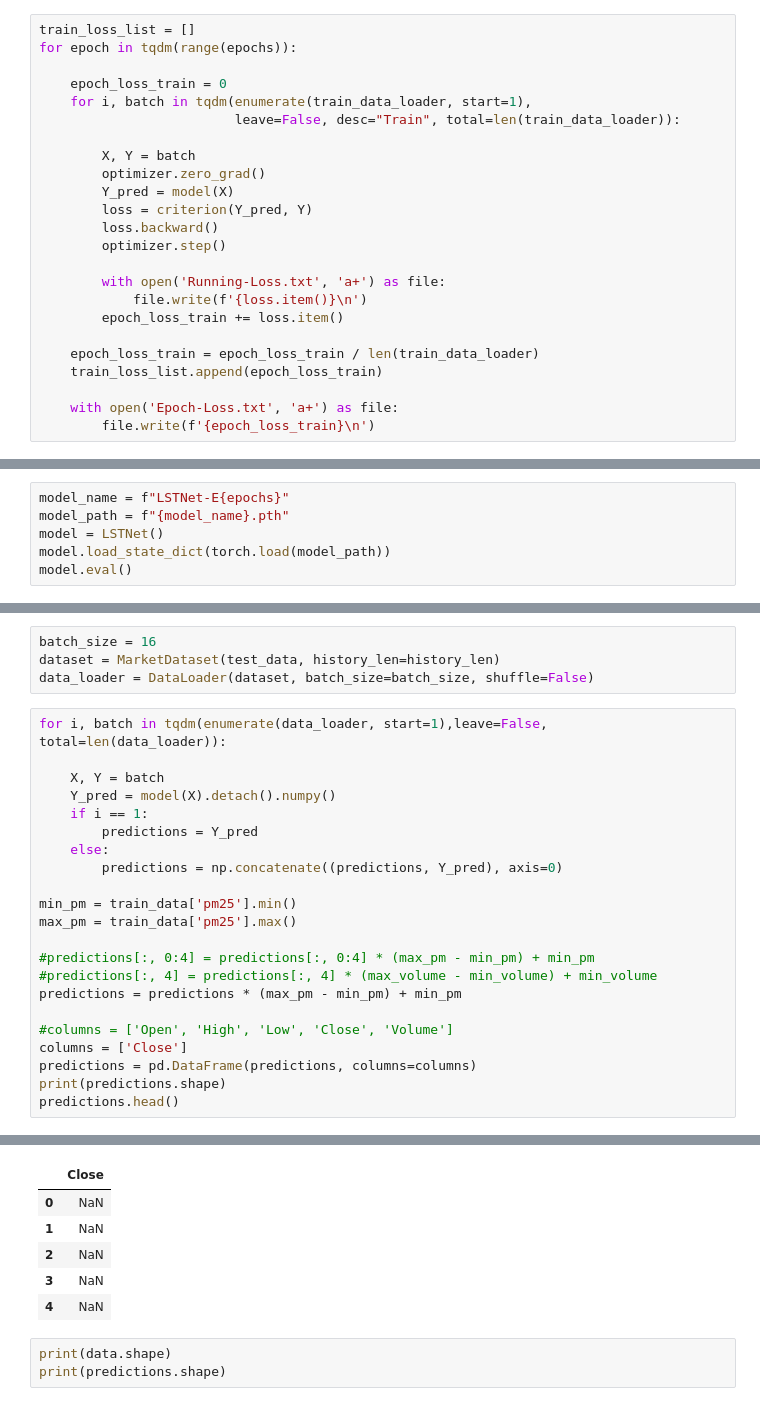
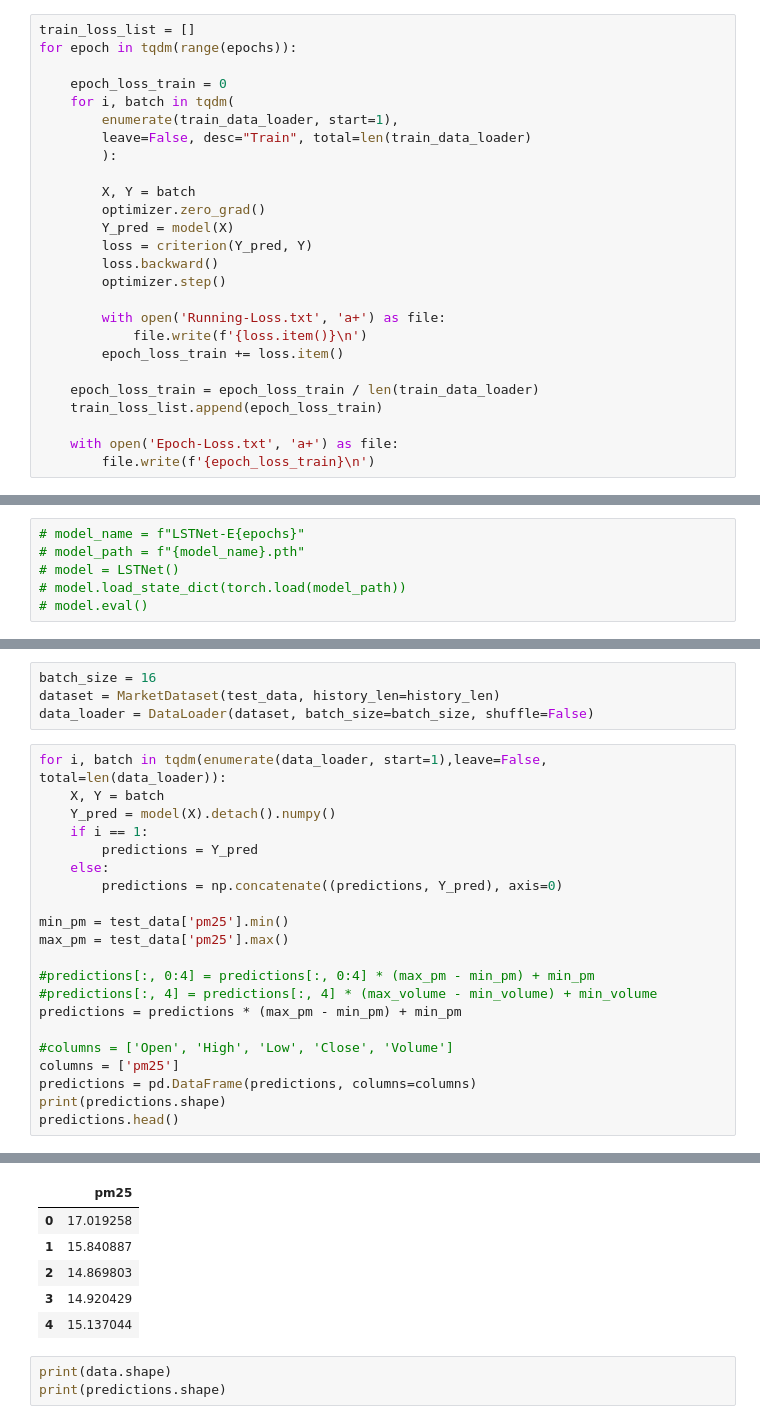
Before and after one commit to amrirasyidi/air_quality_forecasting, a Jupyter notebook: notebooks/1_forecast_testing.ipynb, the cells around one changed output, grey strips where cells are left out. Saved outputs shown, nothing was run; the diff lists cells and outputs as text.

```diff
--- a/notebooks/1_forecast_testing.ipynb
+++ b/notebooks/1_forecast_testing.ipynb
@@ -318,8 +291,10 @@ train_loss_list = []
 for epoch in tqdm(range(epochs)):
 
     epoch_loss_train = 0
-    for i, batch in tqdm(enumerate(train_data_loader, start=1),
-                         leave=False, desc="Train", total=len(train_data_loader)):
+    for i, batch in tqdm(
+        enumerate(train_data_loader, start=1),
+        leave=False, desc="Train", total=len(train_data_loader)
+        ):
 
         X, Y = batch
         optimizer.zero_grad()
@@ -342,8 +337,8 @@ model_name = f"LSTNet-E{epochs}"
 model_path = f"{model_name}.pth"
 torch.save(model.state_dict(), model_path)
 # %%
-model_name = f"LSTNet-E{epochs}"
-model_path = f"{model_name}.pth"
-model = LSTNet()
-model.load_state_dict(torch.load(model_path))
-model.eval()
+# model_name = f"LSTNet-E{epochs}"
+# model_path = f"{model_name}.pth"
+# model = LSTNet()
+# model.load_state_dict(torch.load(model_path))
+# model.eval()
@@ -421,34 +391,33 @@ dataset = MarketDataset(test_data, history_len=history_len)
 data_loader = DataLoader(dataset, batch_size=batch_size, shuffle=False)
 # %%
 for i, batch in tqdm(enumerate(data_loader, start=1),leave=False, total=len(data_loader)):
-
     X, Y = batch
     Y_pred = model(X).detach().numpy()
     if i == 1:
         predictions = Y_pred
     else:
         predictions = np.concatenate((predictions, Y_pred), axis=0)
 
-min_pm = train_data['pm25'].min()
-max_pm = train_data['pm25'].max()
+min_pm = test_data['pm25'].min()
+max_pm = test_data['pm25'].max()
 
 #predictions[:, 0:4] = predictions[:, 0:4] * (max_pm - min_pm) + min_pm
 #predictions[:, 4] = predictions[:, 4] * (max_volume - min_volume) + min_volume
 predictions = predictions * (max_pm - min_pm) + min_pm
 
 #columns = ['Open', 'High', 'Low', 'Close', 'Volume']
-columns = ['Close']
+columns = ['pm25']
 predictions = pd.DataFrame(predictions, columns=columns)
 print(predictions.shape)
 predictions.head()
 # %% [output]
 (3456, 1)
-|  | Close |
-| 0 | NaN |
-| 1 | NaN |
-| 2 | NaN |
-| 3 | NaN |
-| 4 | NaN |
+|  | pm25 |
+| 0 | 17.019258 |
+| 1 | 15.840887 |
+| 2 | 14.869803 |
+| 3 | 14.920429 |
+| 4 | 15.137044 |
 # %%
 print(data.shape)
 print(predictions.shape)
```
Also changed, not shown: parts of 12 cells of this notebook, 7 other files.
